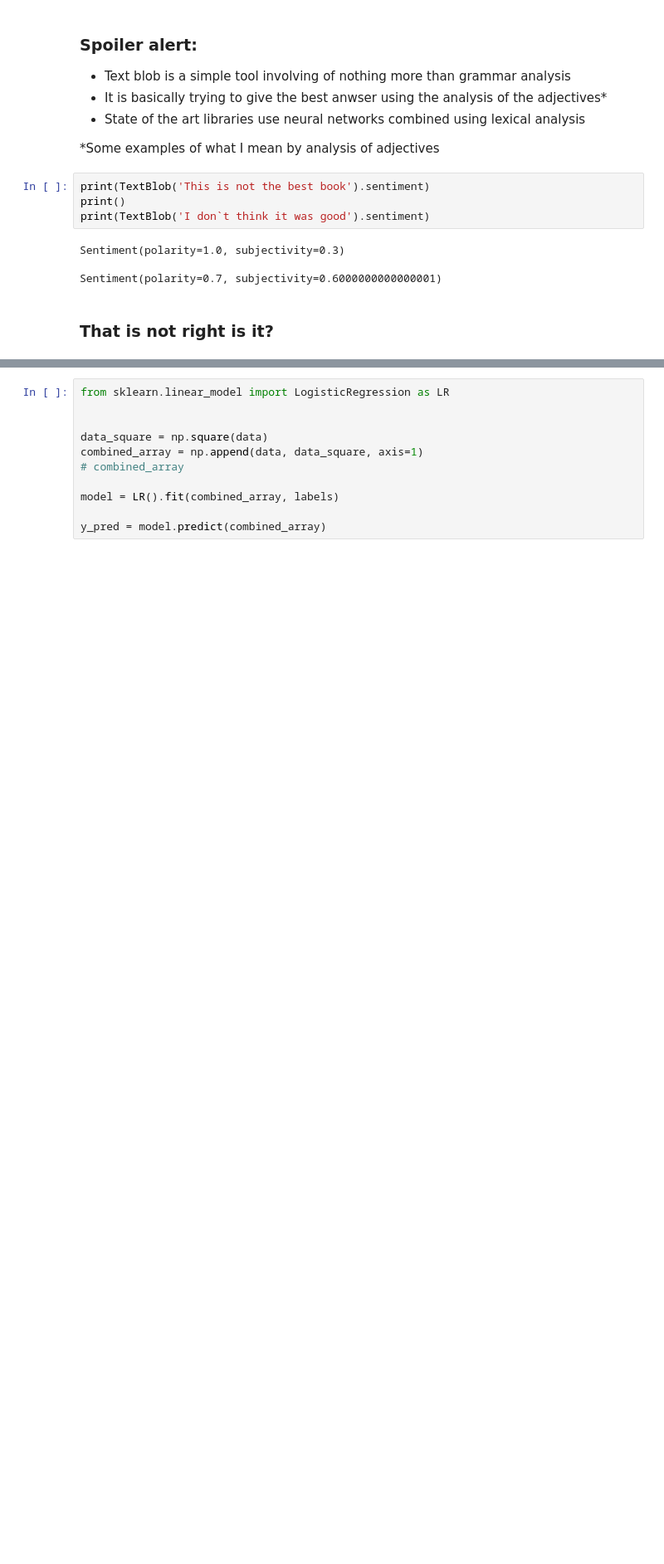
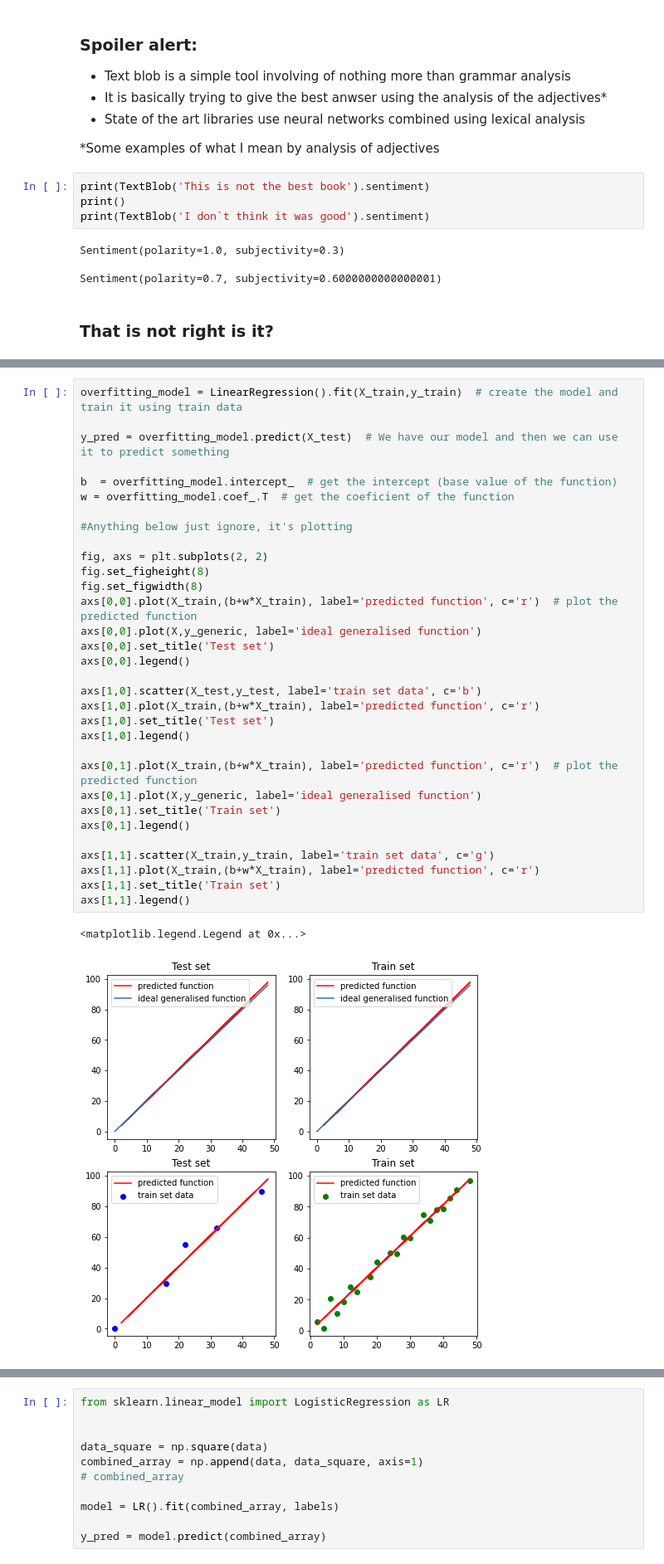
Before and after one commit to KantiCodes/DevFest_Workshop, a Jupyter notebook: ML_Debugging.ipynb, the cells around one changed output, grey strips where cells are left out. Shown at 83% size. Drawn from its saved outputs; the diff is of its cells as text; blank space fills up the shorter version.

```diff
--- a/ML_Debugging.ipynb
+++ b/ML_Debugging.ipynb
@@ -192,0 +302,35 @@ Source: Sagar Sharma / Towards Data Science
+# %%
+overfitting_model = LinearRegression().fit(X_train,y_train)  # create the model and train it using train data
+
+y_pred = overfitting_model.predict(X_test)  # We have our model and then we can use it to predict something
+
+b  = overfitting_model.intercept_  # get the intercept (base value of the function)
+w = overfitting_model.coef_.T  # get the coeficient of the function
+
+#Anything below just ignore, it's plotting
+
+fig, axs = plt.subplots(2, 2)
+fig.set_figheight(8)
+fig.set_figwidth(8)
+axs[0,0].plot(X_train,(b+w*X_train), label='predicted function', c='r')  # plot the predicted function
+axs[0,0].plot(X,y_generic, label='ideal generalised function')
+axs[0,0].set_title('Test set')
+axs[0,0].legend()
+
+axs[1,0].scatter(X_test,y_test, label='train set data', c='b')
+axs[1,0].plot(X_train,(b+w*X_train), label='predicted function', c='r')
+axs[1,0].set_title('Test set')
+axs[1,0].legend()
+
+axs[0,1].plot(X_train,(b+w*X_train), label='predicted function', c='r')  # plot the predicted function
+axs[0,1].plot(X,y_generic, label='ideal generalised function')
+axs[0,1].set_title('Train set')
+axs[0,1].legend()
+
+axs[1,1].scatter(X_train,y_train, label='train set data', c='g')
+axs[1,1].plot(X_train,(b+w*X_train), label='predicted function', c='r')
+axs[1,1].set_title('Train set')
+axs[1,1].legend()
+# %% [output]
+<matplotlib.legend.Legend at 0x...>
+[figure, added]
```
Also changed, not shown: parts of 35 cells of this notebook.
